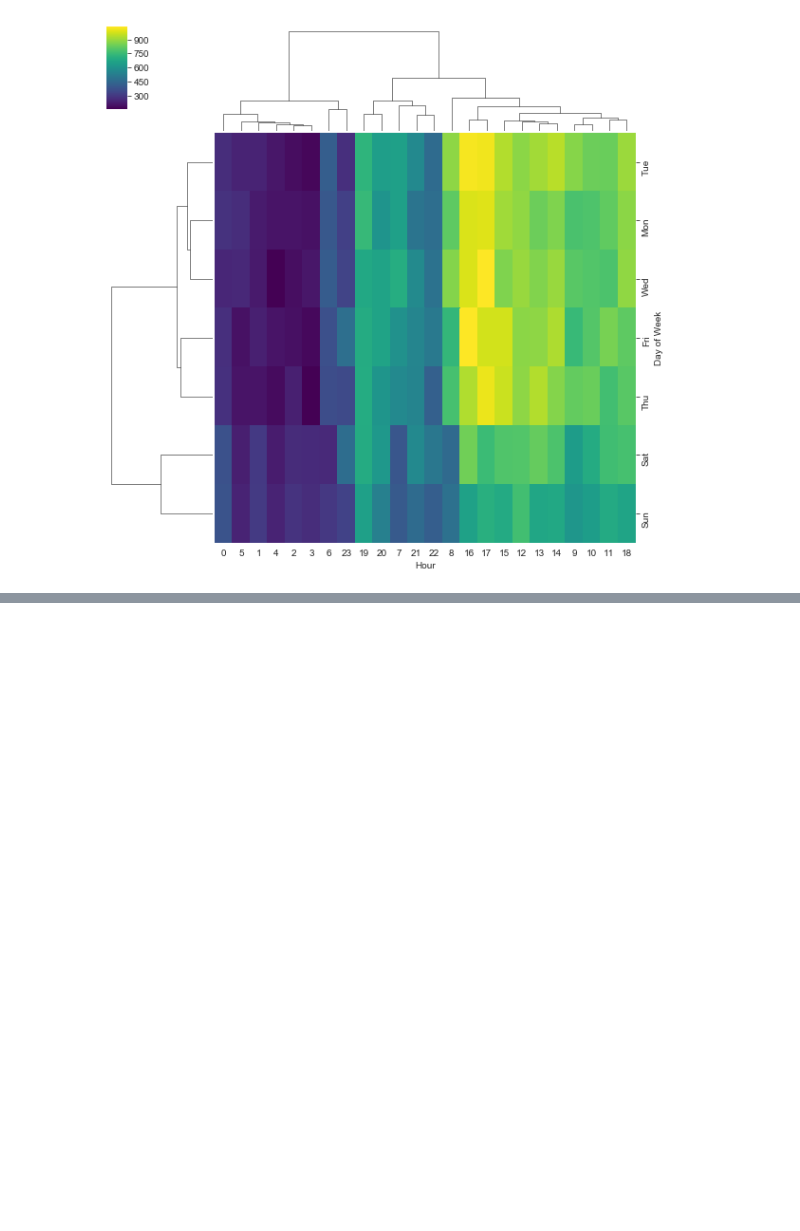
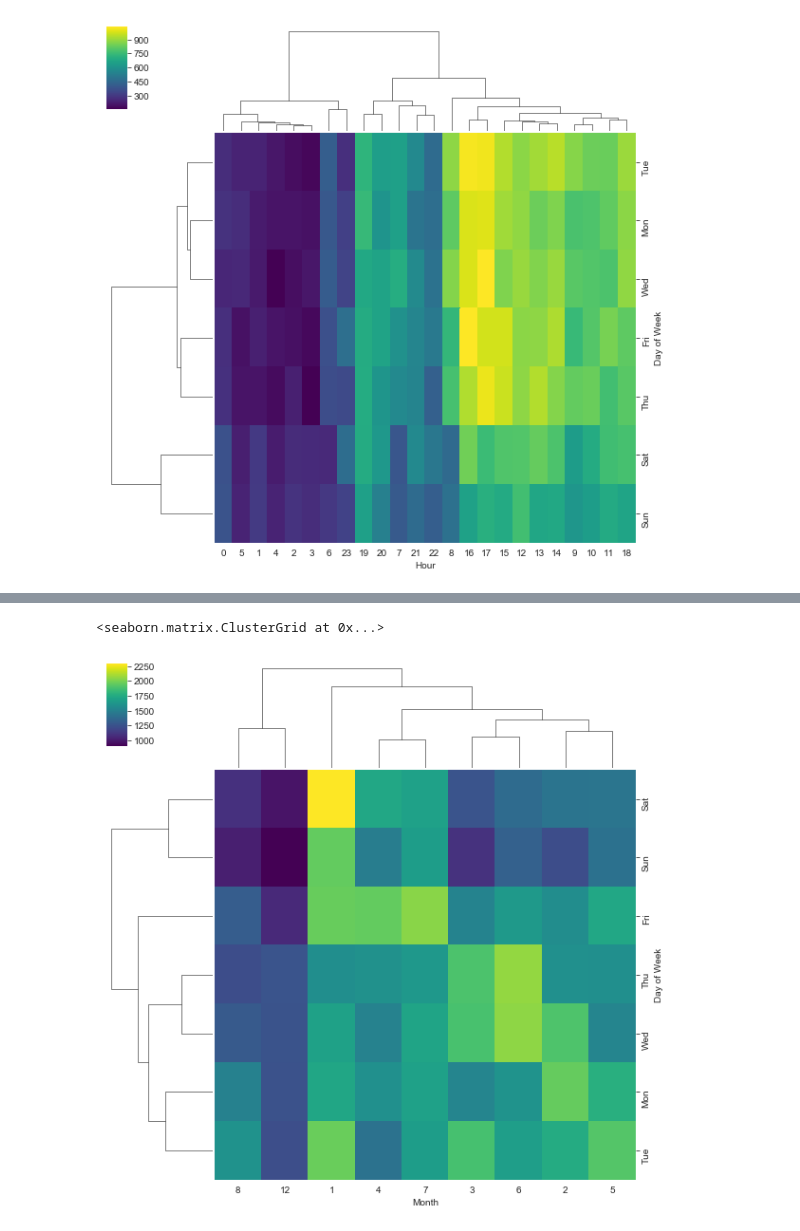
Before and after one commit to mkozigithub/mkgh_info_python, a Jupyter notebook: 20190111 FCSA Learning Time/Notebooks/TrainingTime/01-Udemy 911 Calls Data.ipynb, the cells around one changed output, grey strips where cells are left out. Drawn from its saved outputs; the diff is of its cells as text; code cells hidden in the pictures; blank space fills up the shorter version.

```diff
--- a/20190111 FCSA Learning Time/Notebooks/TrainingTime/01-Udemy 911 Calls Data.ipynb
+++ b/20190111 FCSA Learning Time/Notebooks/TrainingTime/01-Udemy 911 Calls Data.ipynb
@@ -290,0 +312,5 @@ sns.clustermap(dayHour,cmap='viridis')
+# %%
+sns.clustermap(dayMonth,cmap='viridis')
+# %% [output]
+<seaborn.matrix.ClusterGrid at 0x...>
+[figure, added]
```
Also changed, not shown: parts of 6 cells of this notebook, 6 other files.
